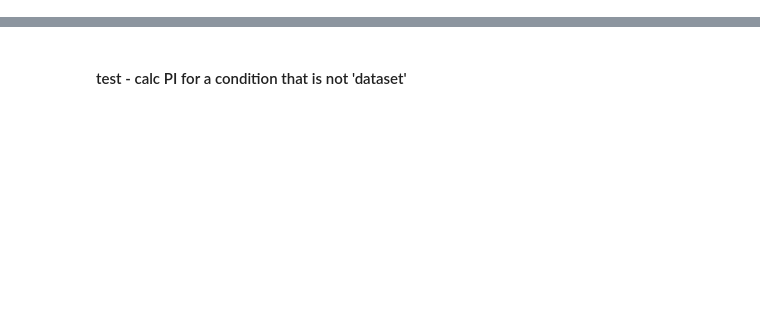
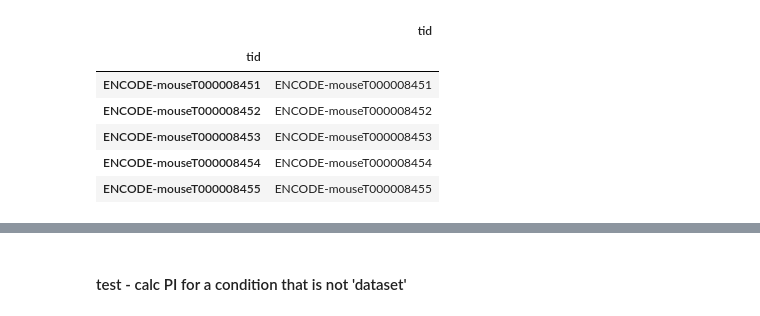
Before and after one commit to mortazavilab/swan_vis, a Jupyter notebook: tutorials/test_dev.ipynb, the cells around one changed output, grey strips where cells are left out. Saved outputs shown, nothing was run; the diff lists cells and outputs as text; code cells hidden in the pictures; blank space fills up the shorter version.

```diff
--- a/tutorials/test_dev.ipynb
+++ b/tutorials/test_dev.ipynb
@@ -5,0 +27,11 @@ import numpy as np
+# %%
+# sg.adata.obs['dataset'].tolist()
+sg.adata.var.head()
+# %% [output]
+|  | tid |
+| tid |  |
+| ENCODE-mouseT000008451 | ENCODE-mouseT000008451 |
+| ENCODE-mouseT000008452 | ENCODE-mouseT000008452 |
+| ENCODE-mouseT000008453 | ENCODE-mouseT000008453 |
+| ENCODE-mouseT000008454 | ENCODE-mouseT000008454 |
+| ENCODE-mouseT000008455 | ENCODE-mouseT000008455 |
```
Also changed, not shown: parts of 7 cells of this notebook, 1 other file.
